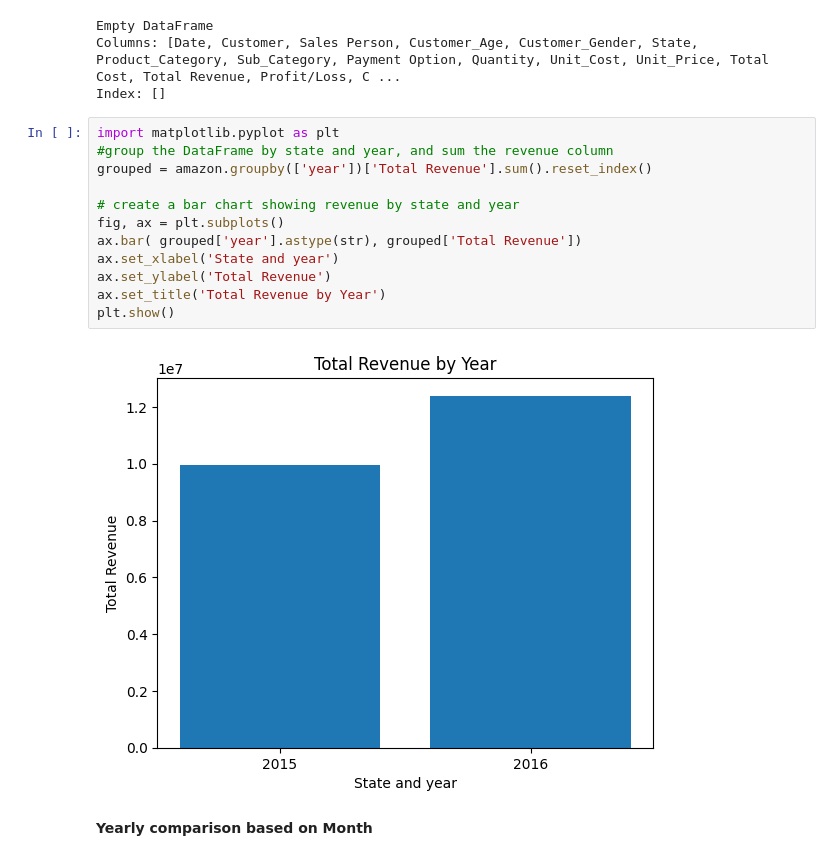
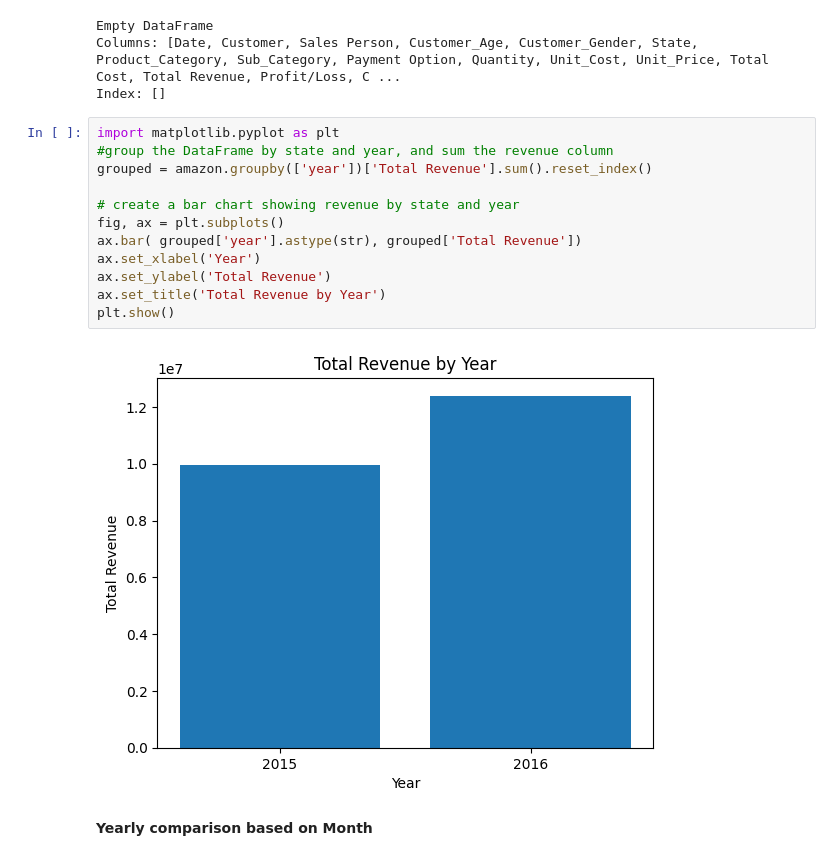
Before and after one commit to NijjohUnno/AmazonExploratoryAnalysis, a Jupyter notebook: Amazon_Script.ipynb, the cells around one changed output. Saved outputs shown, nothing was run; the diff lists cells and outputs as text.

```diff
--- a/Amazon_Script.ipynb
+++ b/Amazon_Script.ipynb
@@ -130,17 +130,17 @@ Index: []
 # %%
 import matplotlib.pyplot as plt
 #group the DataFrame by state and year, and sum the revenue column
 grouped = amazon.groupby(['year'])['Total Revenue'].sum().reset_index()
 
 # create a bar chart showing revenue by state and year
 fig, ax = plt.subplots()
 ax.bar( grouped['year'].astype(str), grouped['Total Revenue'])
-ax.set_xlabel('State and year')
+ax.set_xlabel('Year')
 ax.set_ylabel('Total Revenue')
 ax.set_title('Total Revenue by Year')
 plt.show()
 # %% [output]
-[figure, old version]
+[figure, new version]
 # %% [markdown]
 **Yearly comparison based on Month**
 # %%
```
Also changed, not shown: parts of 2 cells of this notebook.
